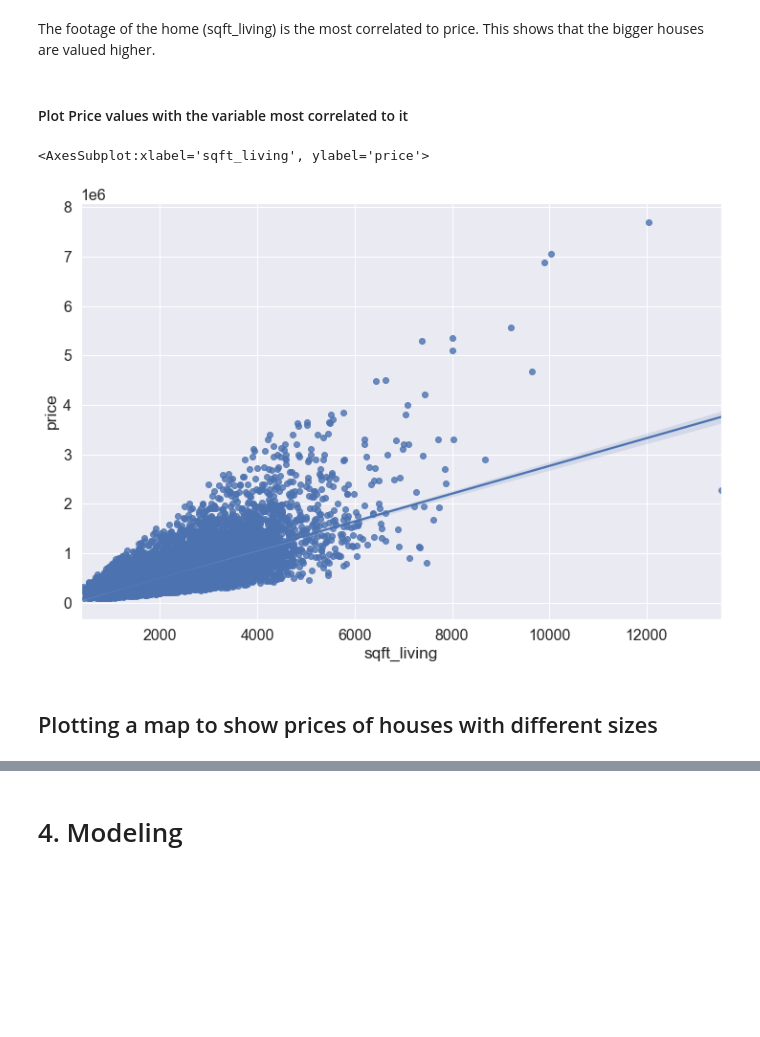
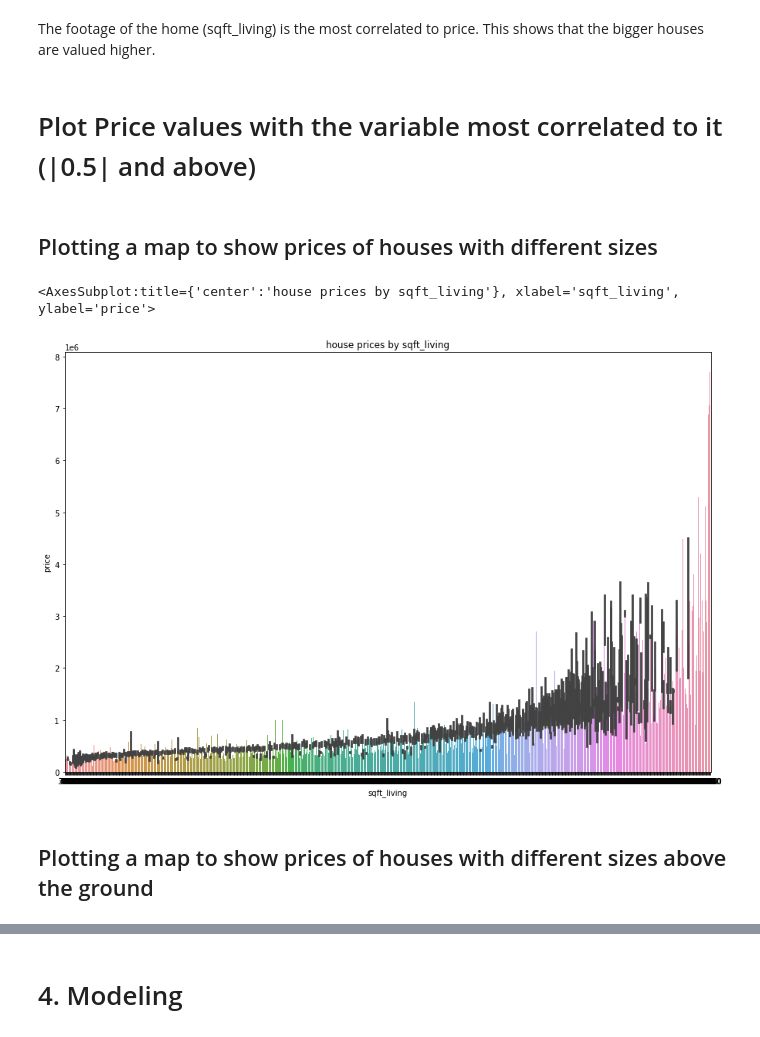
Before and after one commit to SophieMwangi29/King-County-House-Sales-Project, a Jupyter notebook: King County House Sales Project .ipynb, the cells around one changed output, grey strips where cells are left out. Saved outputs shown, nothing was run; the diff lists cells and outputs as text; code cells hidden in the pictures; blank space fills up the shorter version.

```diff
--- a/King County House Sales Project .ipynb
+++ b/King County House Sales Project .ipynb
@@ -175,12 +180,5 @@ Name: price, dtype: float64
 # %% [markdown]
 The footage of the home (sqft_living) is the most correlated to price. This shows that the bigger houses are valued higher.
 # %% [markdown]
-#### Plot Price values with the variable most correlated to it
+# Plot Price values with the variable most correlated to it (|0.5| and above)
-# %%
-# Plot Price values with the variable most correlated to it
-plt.figure(figsize=(12,8))
-sns.regplot(x='sqft_living',y='price',data=df)
-# %% [output]
-<AxesSubplot:xlabel='sqft_living', ylabel='price'>
-[figure, removed]
 # %% [markdown]
@@ -188,3 +186,14 @@ sns.regplot(x='sqft_living',y='price',data=df)
+# %%
+fig,axes=plt.subplots(nrows=1,ncols=1,figsize=(15,10))
+plt.title("house prices by sqft_living")
+plt.xlabel('sqft_living')
+plt.ylabel('house prices')
+sns.barplot(x='sqft_living',y='price',data=df)
+# %% [output]
+<AxesSubplot:title={'center':'house prices by sqft_living'}, xlabel='sqft_living', ylabel='price'>
+[figure, added]
+# %% [markdown]
+## Plotting a map to show prices of houses with different sizes above the ground
 # %%
 fig,axes=plt.subplots(nrows=1,ncols=1,figsize=(15,10))
 plt.title("house prices by sqft_above")
```
Also changed, not shown: parts of 13 cells of this notebook.
